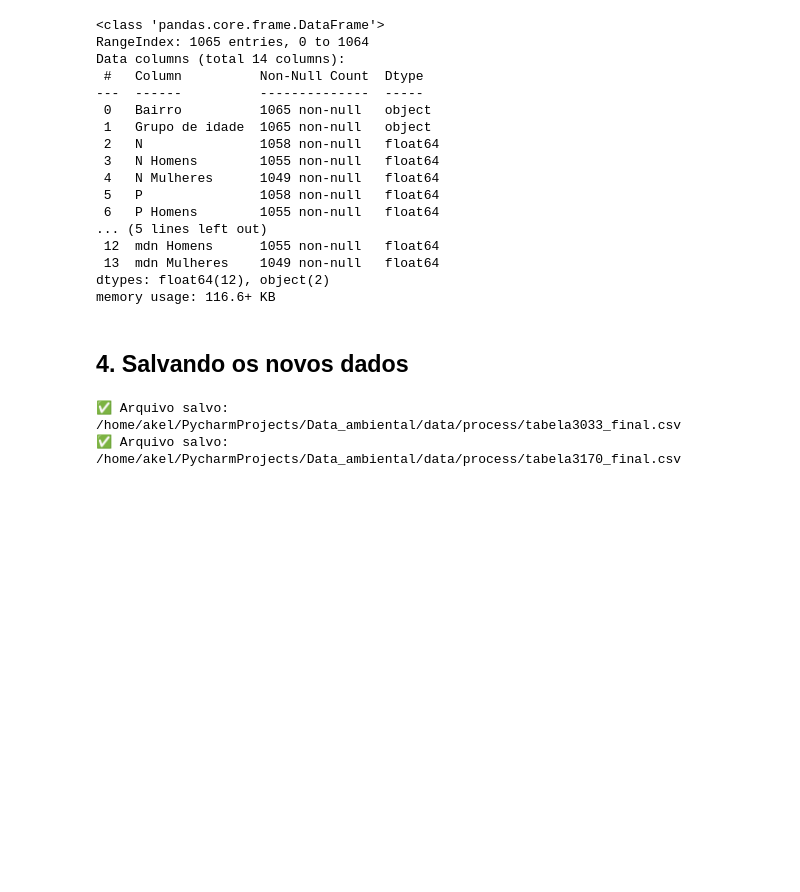
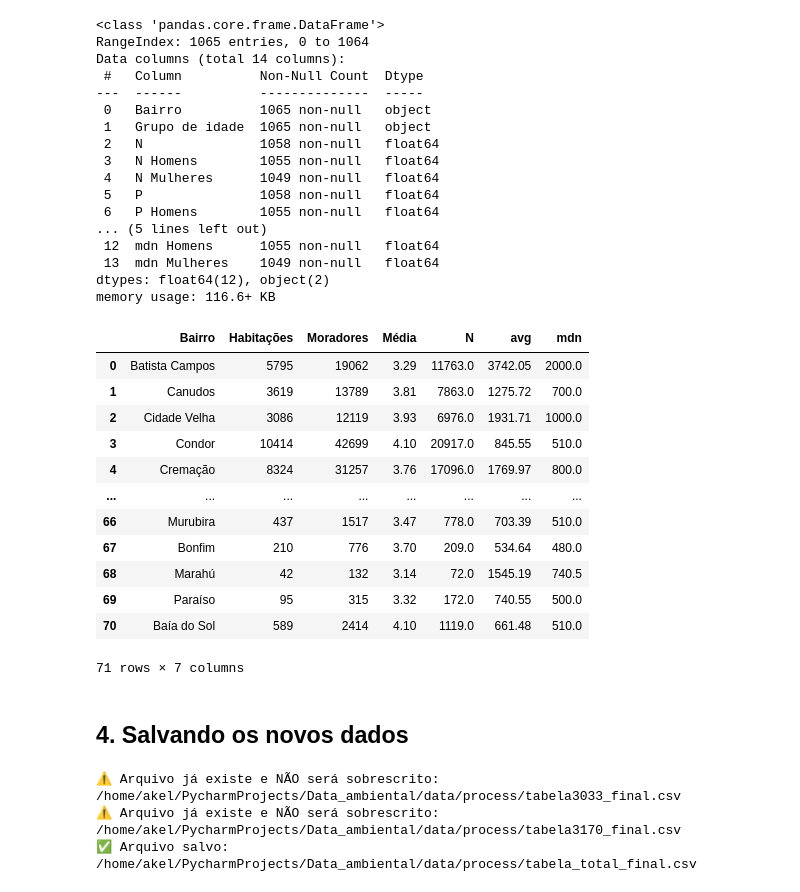
Before and after one commit to albertoakel/data_ambiental, a Jupyter notebook: notebook/Bairros_IBGE_preprocessamento0.ipynb, the cells around one changed output. Saved outputs shown, nothing was run; the diff lists cells and outputs as text; code cells hidden in the pictures; blank space fills up the shorter version.

```diff
--- a/notebook/Bairros_IBGE_preprocessamento0.ipynb
+++ b/notebook/Bairros_IBGE_preprocessamento0.ipynb
@@ -170,6 +170,28 @@ Data columns (total 14 columns):
  13  mdn Mulheres    1049 non-null   float64
 dtypes: float64(12), object(2)
 memory usage: 116.6+ KB
+# %%
+# Filtrar somente grupo "Total"
+DF_total=DF_FINAL[DF_FINAL['Grupo de idade']=='Total'].copy()  # filtrar totais
+DF_total
+# Selecionar apenas as colunas necessárias
+df_sel = DF_total[['Bairro', 'N', 'avg', 'mdn']]
+# Merge pela chave "Bairro"
+df_total_final = df_final.merge(df_sel, on='Bairro', how='left')
+# %% [output]
+|  | Bairro | Habitações | Moradores | Média | N | avg | mdn |
+| 0 | Batista Campos | 5795 | 19062 | 3.29 | 11763.0 | 3742.05 | 2000.0 |
+| 1 | Canudos | 3619 | 13789 | 3.81 | 7863.0 | 1275.72 | 700.0 |
+| 2 | Cidade Velha | 3086 | 12119 | 3.93 | 6976.0 | 1931.71 | 1000.0 |
+| 3 | Condor | 10414 | 42699 | 4.10 | 20917.0 | 845.55 | 510.0 |
+| 4 | Cremação | 8324 | 31257 | 3.76 | 17096.0 | 1769.97 | 800.0 |
+| ... | ... | ... | ... | ... | ... | ... | ... |
+| 66 | Murubira | 437 | 1517 | 3.47 | 778.0 | 703.39 | 510.0 |
+| 67 | Bonfim | 210 | 776 | 3.70 | 209.0 | 534.64 | 480.0 |
+| 68 | Marahú | 42 | 132 | 3.14 | 72.0 | 1545.19 | 740.5 |
+| 69 | Paraíso | 95 | 315 | 3.32 | 172.0 | 740.55 | 500.0 |
+| 70 | Baía do Sol | 589 | 2414 | 4.10 | 1119.0 | 661.48 | 510.0 |
+71 rows × 7 columns
 # %% [markdown]
 ## 4. Salvando os novos dados
 # %%
@@ -184,6 +206,8 @@ def salvar_csv(df, caminho):
 path = '/home/akel/PycharmProjects/Data_ambiental/data/process/'
 salvar_csv(df_final, path + 'tabela3033_final.csv')
 salvar_csv(DF_FINAL, path + 'tabela3170_final.csv')
+salvar_csv(df_total_final, path + 'tabela_total_final.csv')
 # %% [output]
-✅ Arquivo salvo: /home/akel/PycharmProjects/Data_ambiental/data/process/tabela3033_final.csv
-✅ Arquivo salvo: /home/akel/PycharmProjects/Data_ambiental/data/process/tabela3170_final.csv
+⚠️ Arquivo já existe e NÃO será sobrescrito: /home/akel/PycharmProjects/Data_ambiental/data/process/tabela3033_final.csv
+⚠️ Arquivo já existe e NÃO será sobrescrito: /home/akel/PycharmProjects/Data_ambiental/data/process/tabela3170_final.csv
+✅ Arquivo salvo: /home/akel/PycharmProjects/Data_ambiental/data/process/tabela_total_final.csv
```
Also changed, not shown: 4 other files.
